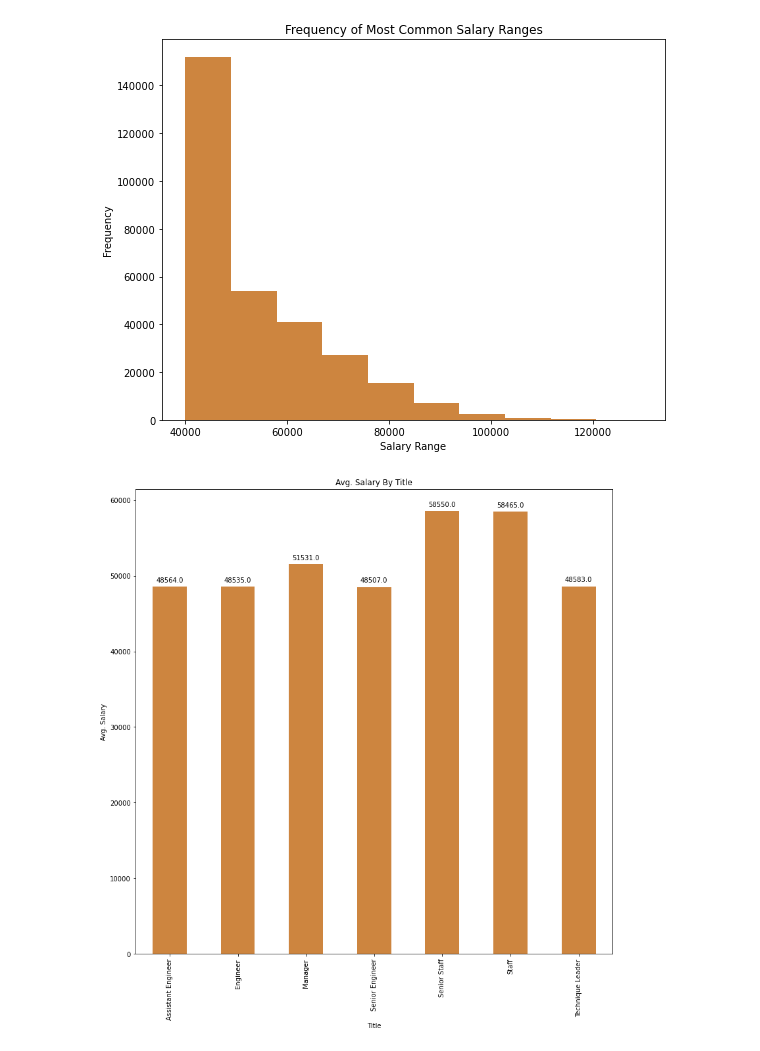
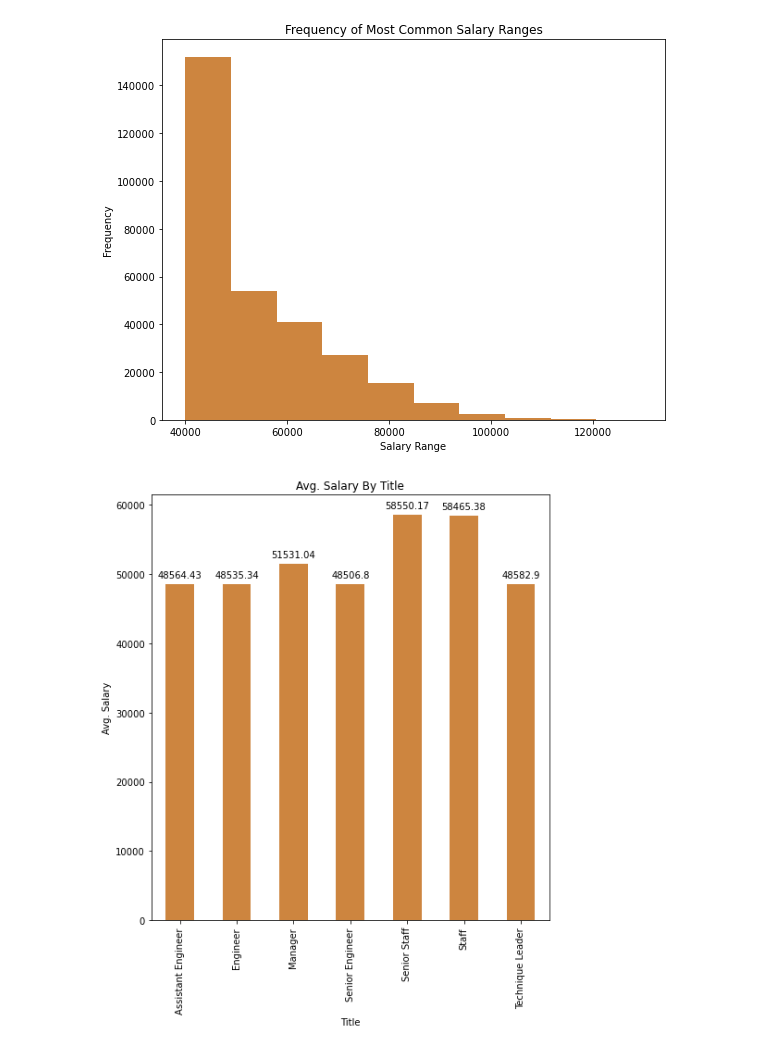
Before and after one commit to pratixashah/Analysis-on-Employee-data, a Jupyter notebook: EmployeeSQL/Employees_Analysis.ipynb, the cells around one changed output. Drawn from its saved outputs; the diff is of its cells as text; code cells hidden in the pictures.

Commit message:
Update in Graphs

```diff
--- a/EmployeeSQL/Employees_Analysis.ipynb
+++ b/EmployeeSQL/Employees_Analysis.ipynb
@@ -120,20 +121,20 @@ fig.savefig('Analysis_output/Most_Common_Salary_Ranges.png')
 # %%
 # To plot Bar chart for average salary by title.
 
-salary_by_title_df = complete_df.groupby('title')['salary'].mean().round(0)
+salary_by_title_df = complete_df.groupby('title')['salary'].mean().round(2)
 
-fig, ax = plt.subplots(figsize=(13,13))
-# fig = plt.figure(figsize=(8,7))
+fig, ax = plt.subplots(figsize=(7,8.5))
 ax = salary_by_title_df.plot(kind='bar',color='peru')
 
+# To display value of each bar
 for p in ax.patches:
     ax.annotate(p.get_height(),(p.get_x()+p.get_width()/2., p.get_height()),ha='center',va='center',xytext=(0, 10),textcoords='offset points')
 
 plt.xlabel("Title")
 plt.ylabel("Avg. Salary")
 plt.title("Avg. Salary By Title")
+plt.tight_layout()
 plt.show()
-# plt.tight_layout()
 fig.savefig('Analysis_output/Avg_Salary_by_Title.png')
 # %% [output]
-[figure, old version]
+[figure, new version]
```
Also changed, not shown: parts of 1 cell of this notebook, 1 other file.
